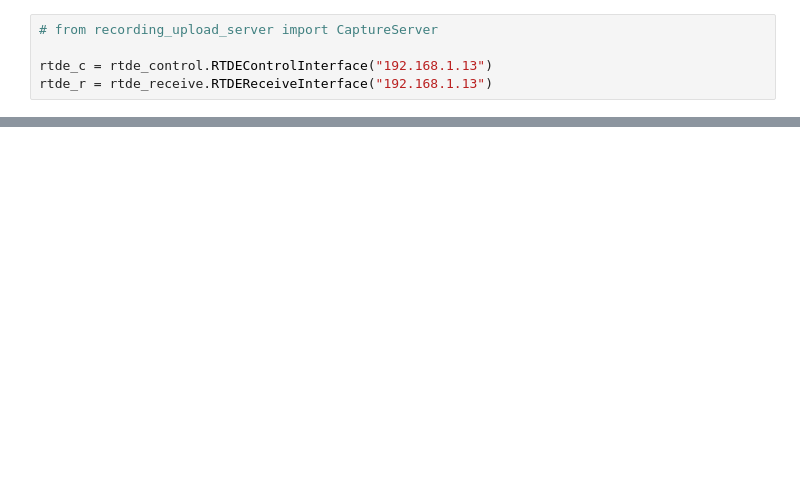
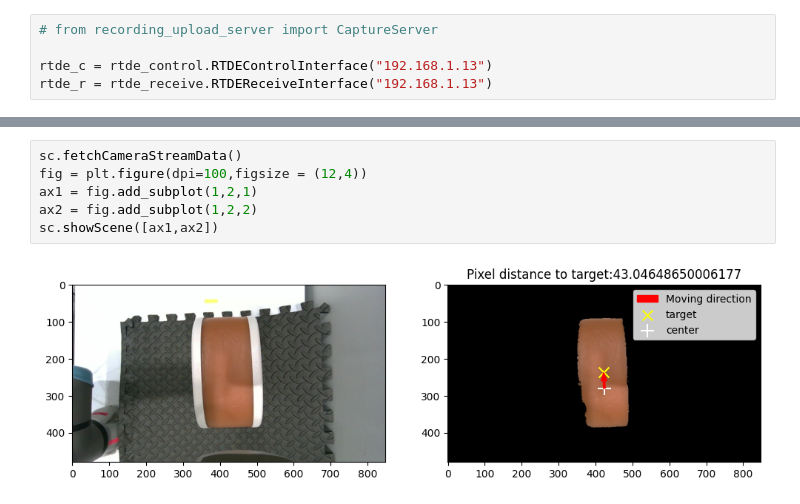
Before and after one commit to CoNG-harvard/robotic-ultrasound, a Jupyter notebook: scripts/notebooks/robotControl.ipynb, the cells around one changed output, grey strips where cells are left out. Drawn from its saved outputs; the diff is of its cells as text; blank space fills up the shorter version.

```diff
--- a/scripts/notebooks/robotControl.ipynb
+++ b/scripts/notebooks/robotControl.ipynb
@@ -22,0 +35,8 @@ True
+# %%
+sc.fetchCameraStreamData()
+fig = plt.figure(dpi=100,figsize = (12,4))
+ax1 = fig.add_subplot(1,2,1)
+ax2 = fig.add_subplot(1,2,2)
+sc.showScene([ax1,ax2])
+# %% [output]
+[figure, added]
```
Also changed, not shown: parts of 8 cells of this notebook, 3 other files.
